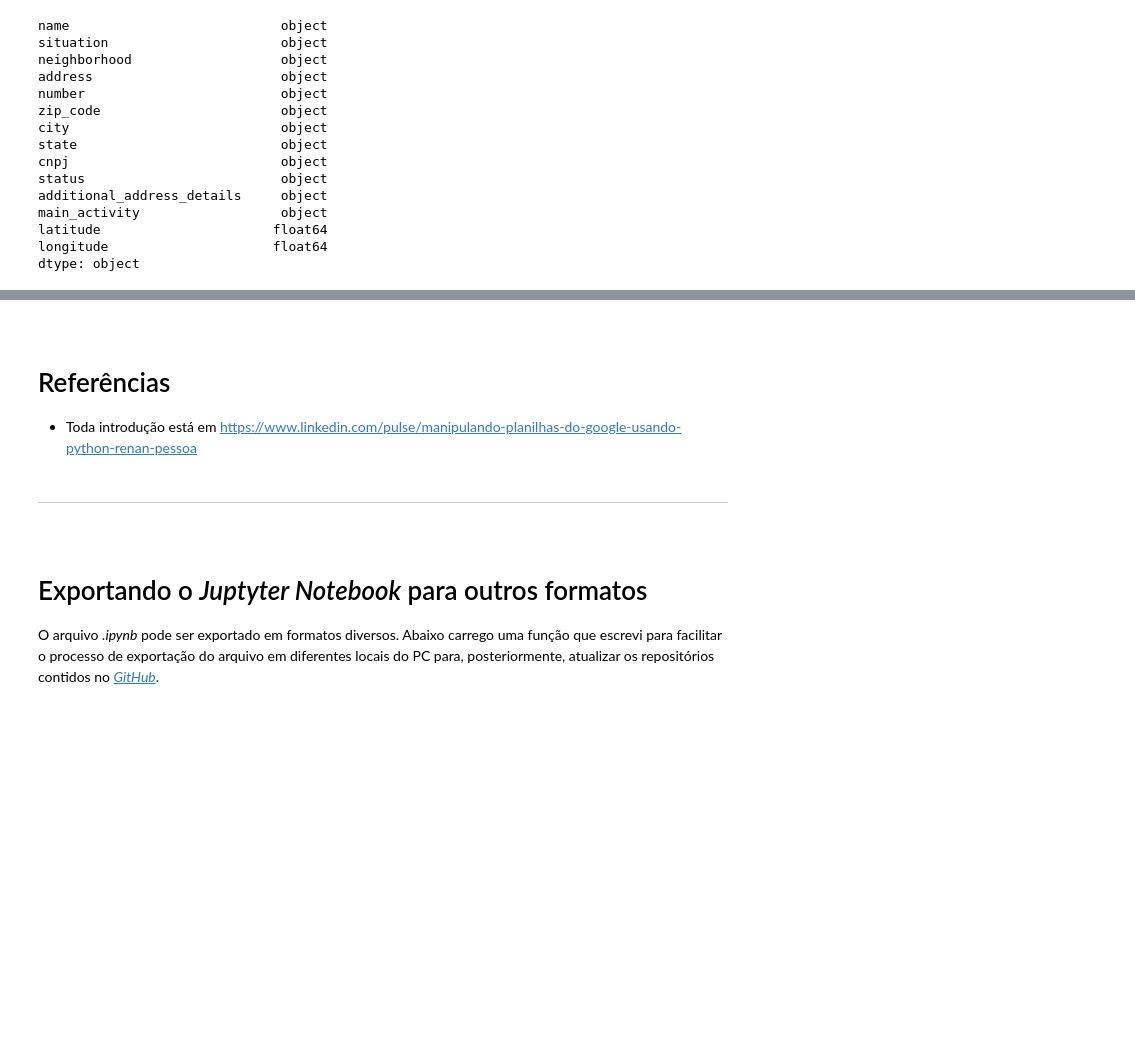
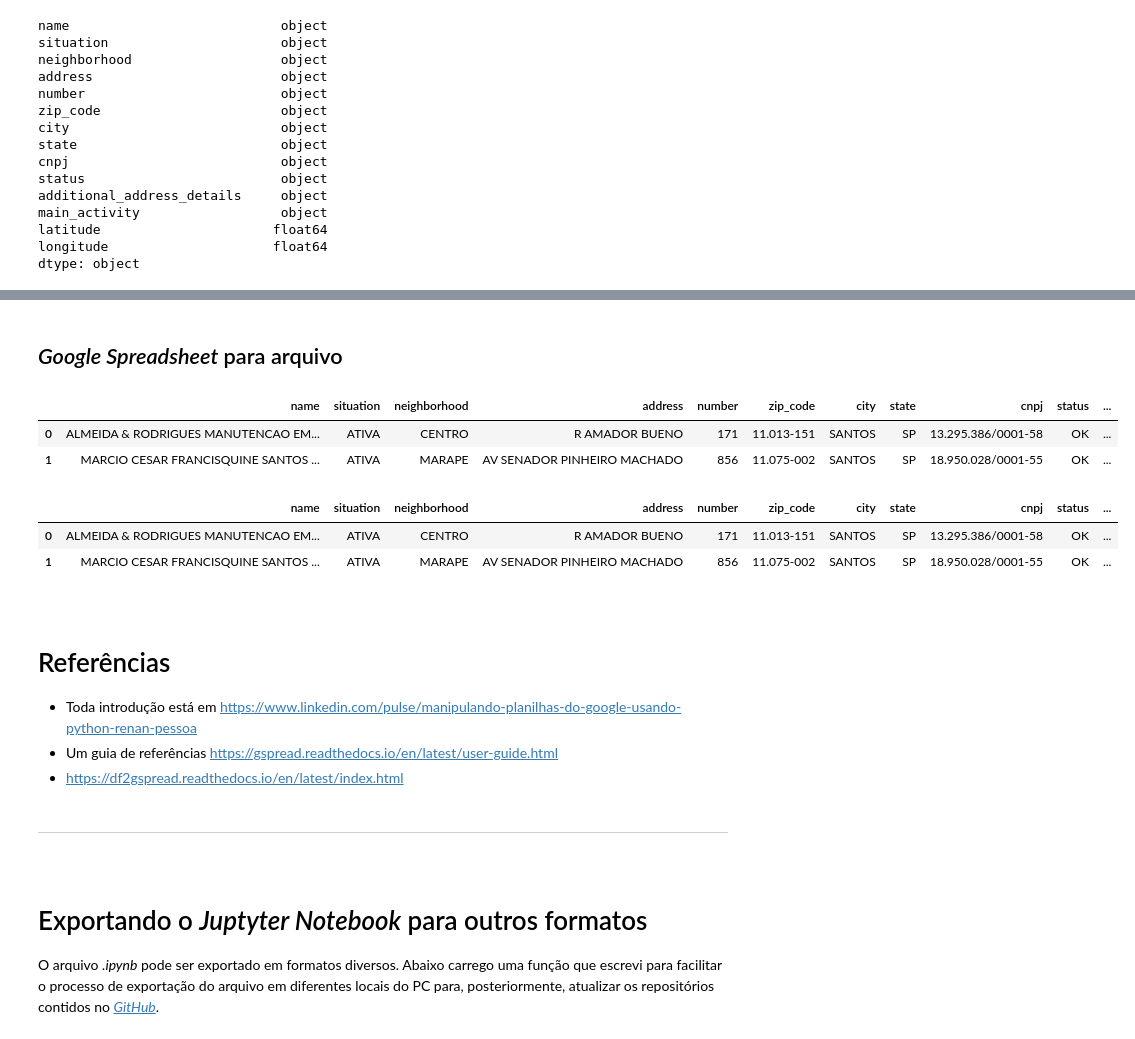
Before and after one commit to michelmetran/package_gspread, a Jupyter notebook: gspread.ipynb, the cells around one changed output, grey strips where cells are left out. Saved outputs shown, nothing was run; the diff lists cells and outputs as text; code cells hidden in the pictures; blank space fills up the shorter version.

```diff
--- a/gspread.ipynb
+++ b/gspread.ipynb
@@ -43,8 +47,12 @@ Códigos necessários para "entrar" em modo de edição de uma planilha, a parti
 # Escopo Utilizado
 scope = ['https://spreadsheets.google.com/feeds']
 
+api_file = 'python-gspread-credentials.json'
+
 # Lê a Credencial para Autenticação
-credentials = ServiceAccountCredentials.from_json_keyfile_name('python-gspread-credentials.json', scope)
+credentials = ServiceAccountCredentials.from_json_keyfile_name(
+    os.path.join('..', 'codes/vault', api_file),
+    scope)
 
 # Autenticação, de fato
 gc = gspread.authorize(credentials)
@@ -107,8 +242,42 @@ dtype: object
+# %% [markdown]
+## _Google Spreadsheet_ para arquivo
+# %%
+from df2gspread import gspread2df as g2d
+
+tab = g2d.download(gfile='1bRwjoieInaRkmoyvlisMtDi-2kZ-5CvyKEQ2V_Xk1U8',
+                   wks_name='Página1',
+                   start_cell='A1',
+                   credentials=credentials,
+                   col_names=True,
+                   row_names=False)
+
+tab.head(2)
+# %% [output]
+|  | name | situation | neighborhood | address | number | zip_code | city | state | cnpj | status | ... |
+| 0 | ALMEIDA & RODRIGUES MANUTENCAO EM... | ATIVA | CENTRO | R AMADOR BUENO | 171 | 11.013-151 | SANTOS | SP | 13.295.386/0001-58 | OK | ... |
+| 1 | MARCIO CESAR FRANCISQUINE SANTOS ... | ATIVA | MARAPE | AV SENADOR PINHEIRO MACHADO | 856 | 11.075-002 | SANTOS | SP | 18.950.028/0001-55 | OK | ... |
+# %%
+# Lixo, com o df2gspread passou a ser desnecessário esse código
+import pandas as pd
+
+data = wks.get_all_values()
+#data = wks.get_all_records(empty2zero=False, head=4, default_blank='',allow_underscores_in_numeric_literals=False)
+headers = data.pop(0)
+
+tab = pd.DataFrame(data, columns=headers)
+
+tab.head(2)
+# %% [output]
+|  | name | situation | neighborhood | address | number | zip_code | city | state | cnpj | status | ... |
+| 0 | ALMEIDA & RODRIGUES MANUTENCAO EM... | ATIVA | CENTRO | R AMADOR BUENO | 171 | 11.013-151 | SANTOS | SP | 13.295.386/0001-58 | OK | ... |
+| 1 | MARCIO CESAR FRANCISQUINE SANTOS ... | ATIVA | MARAPE | AV SENADOR PINHEIRO MACHADO | 856 | 11.075-002 | SANTOS | SP | 18.950.028/0001-55 | OK | ... |
 # %% [markdown]
 <br>
 
 # Referências
 - Toda introdução está em https://www.linkedin.com/pulse/manipulando-planilhas-do-google-usando-python-renan-pessoa
+- Um guia de referências https://gspread.readthedocs.io/en/latest/user-guide.html
+- https://df2gspread.readthedocs.io/en/latest/index.html
 # %% [markdown]
 ___
 <br>
```
Also changed, not shown: parts of 27 cells of this notebook.
